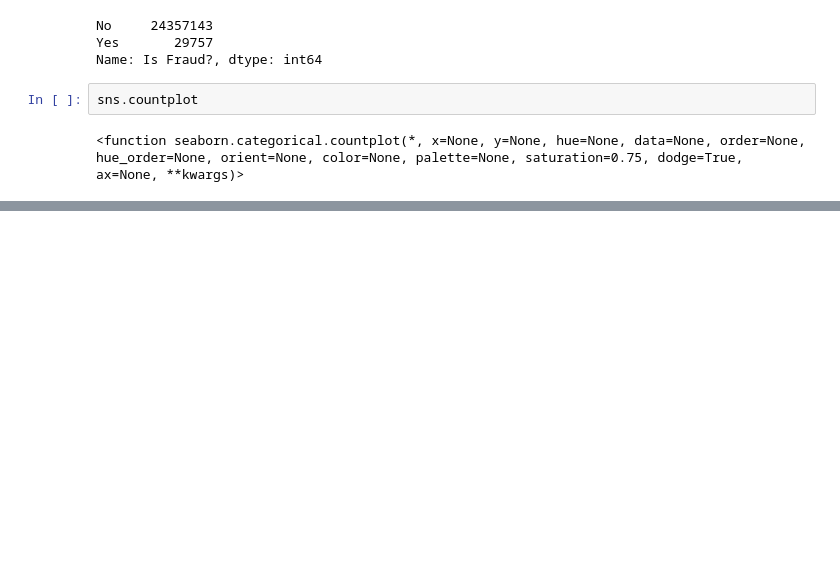
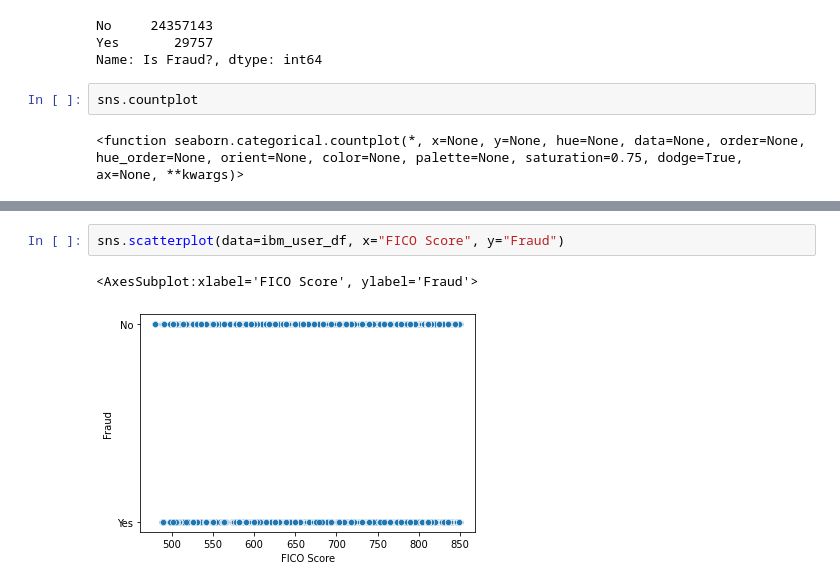
Before and after one commit to Enigma1210/Credit-Card-Fraud-Detection, a Jupyter notebook: project1.ipynb, the cells around one changed output, grey strips where cells are left out. Saved outputs shown, nothing was run; the diff lists cells and outputs as text; blank space fills up the shorter version.

```diff
--- a/project1.ipynb
+++ b/project1.ipynb
@@ -140,0 +270,5 @@ ax = sns.countplot( x= 'Time', data = cc_ibm_data)
+# %%
+sns.scatterplot(data=ibm_user_df, x="FICO Score", y="Fraud")
+# %% [output]
+<AxesSubplot:xlabel='FICO Score', ylabel='Fraud'>
+[figure, added]
```
Also changed, not shown: parts of 28 cells of this notebook.
